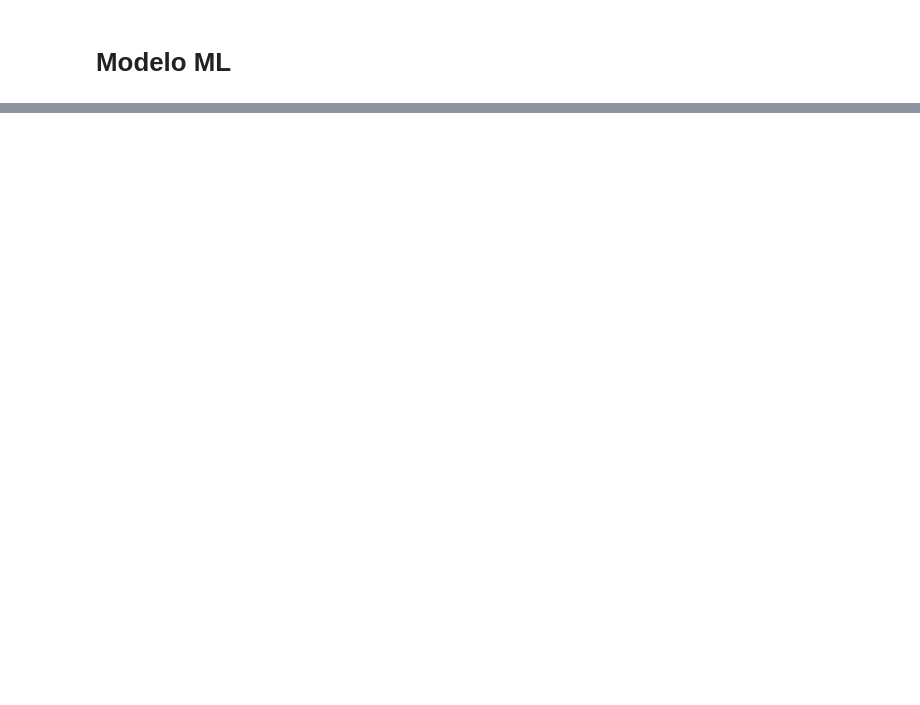
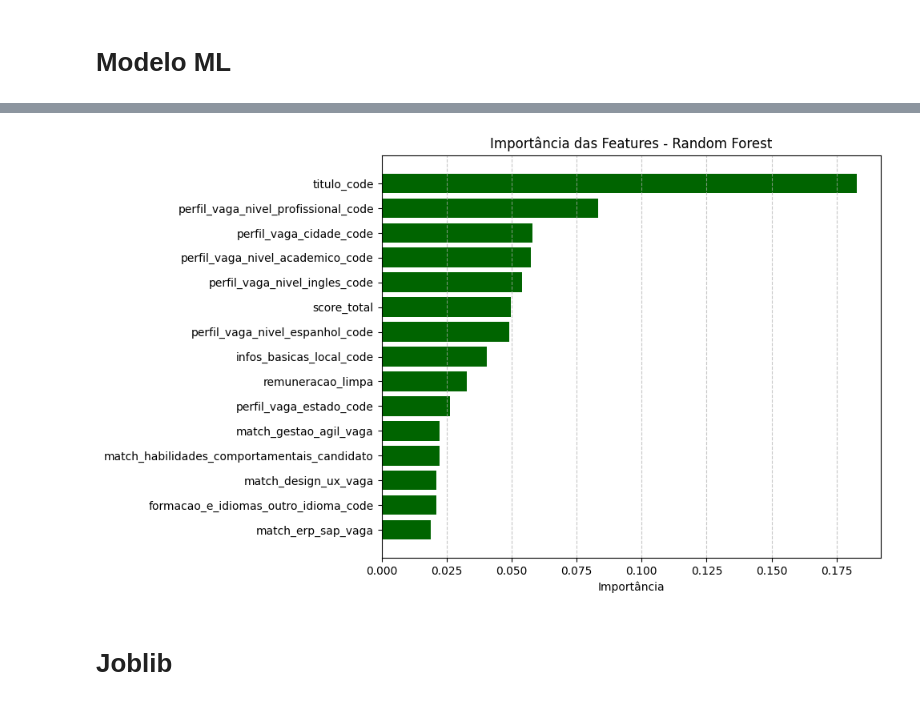
Before and after one commit to letpires/AIDecision, a Jupyter notebook: eda.ipynb, the cells around one changed output, grey strips where cells are left out. Cells and saved outputs as stored; diff of their text form; code cells hidden in the pictures; blank space fills up the shorter version.

Commit message:
Update model

```diff
--- a/eda.ipynb
+++ b/eda.ipynb
@@ -1685,0 +1807,15 @@ df.to_csv("vagas_classificadas.csv", index=False)
+# %%
+colunas_para_codificar = [
+    'perfil_vaga_pais', 'perfil_vaga_estado', 'perfil_vaga_cidade', 'titulo',
+    'perfil_vaga_nivel profissional', 'perfil_vaga_nivel_academico', 'perfil_vaga_nivel_ingles',
+    'perfil_vaga_nivel_espanhol', 'perfil_vaga_outro_idioma',
+    'informacoes_profissionais_nivel_profissional',
+    'formacao_e_idiomas_nivel_academico', 'formacao_e_idiomas_nivel_ingles',
+    'formacao_e_idiomas_nivel_espanhol', 'formacao_e_idiomas_outro_idioma',
+    'infos_basicas_local'
+]
+
+for coluna in colunas_para_codificar:
+    data_model = label_encode_column(data_model, coluna)
+# %%
+data_model['remuneracao_limpa'].fillna(data_model['remuneracao_limpa'].median(), inplace=True)
@@ -1685,0 +1829,4 @@ df.to_csv("vagas_classificadas.csv", index=False)
+# %%
+# Converter pra booleano perfil_vaga_vaga_especifica_para_pcd, possui_certificacao
+data_model['perfil_vaga_vaga_especifica_para_pcd'] = data_model['perfil_vaga_vaga_especifica_para_pcd'].astype(bool)
+data_model['possui_certificacao'] = data_model['possui_certificacao'].astype(bool)
@@ -1702,0 +2057,12 @@ Colunas pra usar inicialmente no modelo
+# %%
+import pandas as pd
+import matplotlib.pyplot as plt
+import numpy as np
+
+importancias = pd.DataFrame({
+    'feature': X.columns,
+    'importancia': modelo_rf.feature_importances_
+}).sort_values(by='importancia', ascending=False)
+
+# Mostrar top 15
+print(importancias.head(15))
@@ -1702,0 +2086,16 @@ Colunas pra usar inicialmente no modelo
+# %%
+top_n = 15
+top_features = importancias.head(top_n)
+
+plt.figure(figsize=(10, 6))
+plt.barh(top_features['feature'], top_features['importancia'], color='darkgreen')
+plt.xlabel("Importância")
+plt.title("Importância das Features - Random Forest")
+plt.gca().invert_yaxis()
+plt.grid(axis='x', linestyle='--', alpha=0.7)
+plt.tight_layout()
+plt.show()
+# %% [output]
+[figure, added]
+# %% [markdown]
+# Joblib
```
Also changed, not shown: parts of 70 cells of this notebook, 7 other files.
